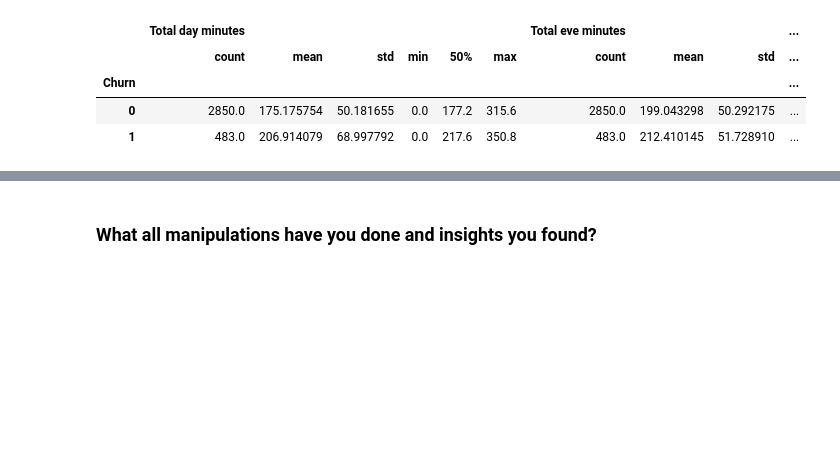
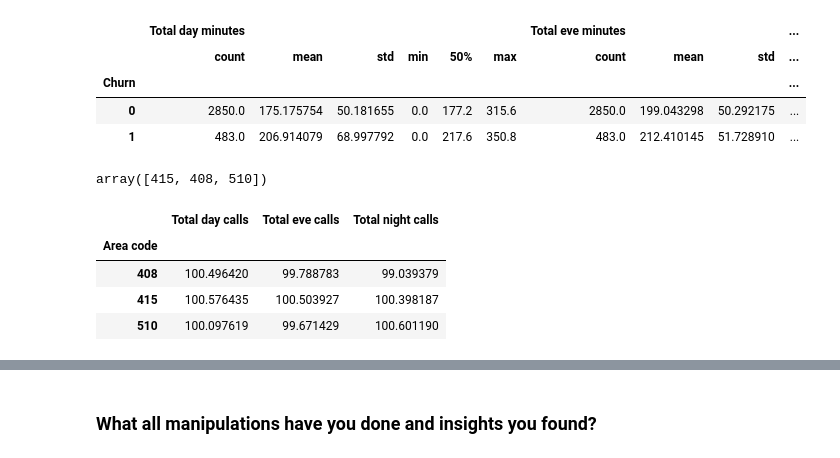
Before and after one commit to rajathAgalkote/EDA1-Telecom-Churn---Capstone, a Jupyter notebook: Rajathadri_EDA_Telecom_Churn_Analysis_Project.ipynb, the cells around one changed output, grey strips where cells are left out. Drawn from its saved outputs; the diff is of its cells as text; code cells hidden in the pictures; blank space fills up the shorter version.

```diff
--- a/Rajathadri_EDA_Telecom_Churn_Analysis_Project.ipynb
+++ b/Rajathadri_EDA_Telecom_Churn_Analysis_Project.ipynb
@@ -445,3 +445,19 @@ db.groupby(['Churn'])[display_cols].describe(percentiles = [])
 | Churn |  |  |  |  |  |  |  |  |  | ... |
 | 0 | 2850.0 | 175.175754 | 50.181655 | 0.0 | 177.2 | 315.6 | 2850.0 | 199.043298 | 50.292175 | ... |
 | 1 | 483.0 | 206.914079 | 68.997792 | 0.0 | 217.6 | 350.8 | 483.0 | 212.410145 | 51.728910 | ... |
+# %%
+# Finding the unique entries in Area Code column
+
+db['Area code'].unique()
+# %% [output]
+array([415, 408, 510])
+# %%
+# To observe to correlation with Area Code
+
+db.pivot_table(['Total day calls', 'Total eve calls', 'Total night calls'], ['Area code'], aggfunc='mean')
+# %% [output]
+|  | Total day calls | Total eve calls | Total night calls |
+| Area code |  |  |  |
+| 408 | 100.496420 | 99.788783 | 99.039379 |
+| 415 | 100.576435 | 100.503927 | 100.398187 |
+| 510 | 100.097619 | 99.671429 | 100.601190 |
```
Also changed, not shown: parts of 11 cells of this notebook.
